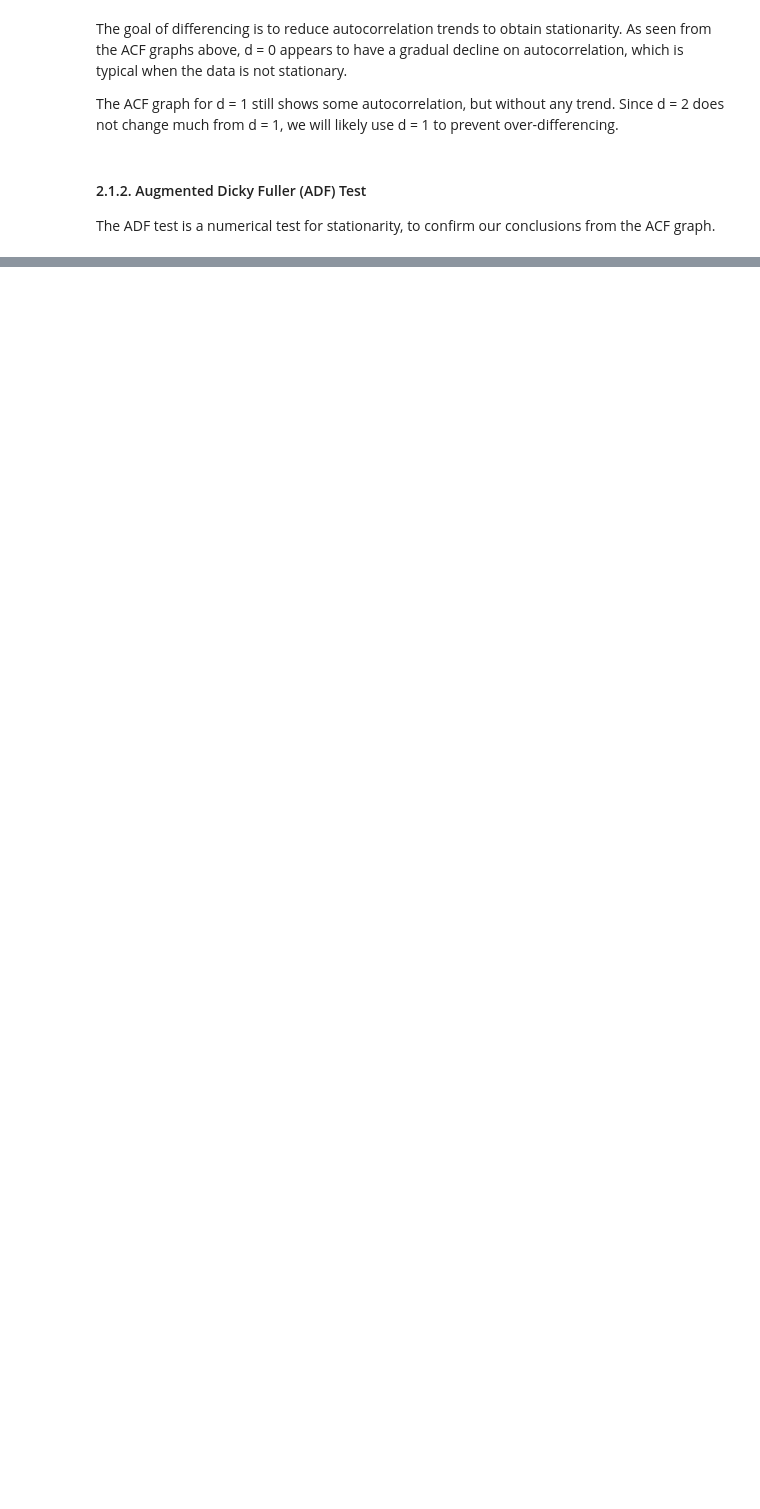
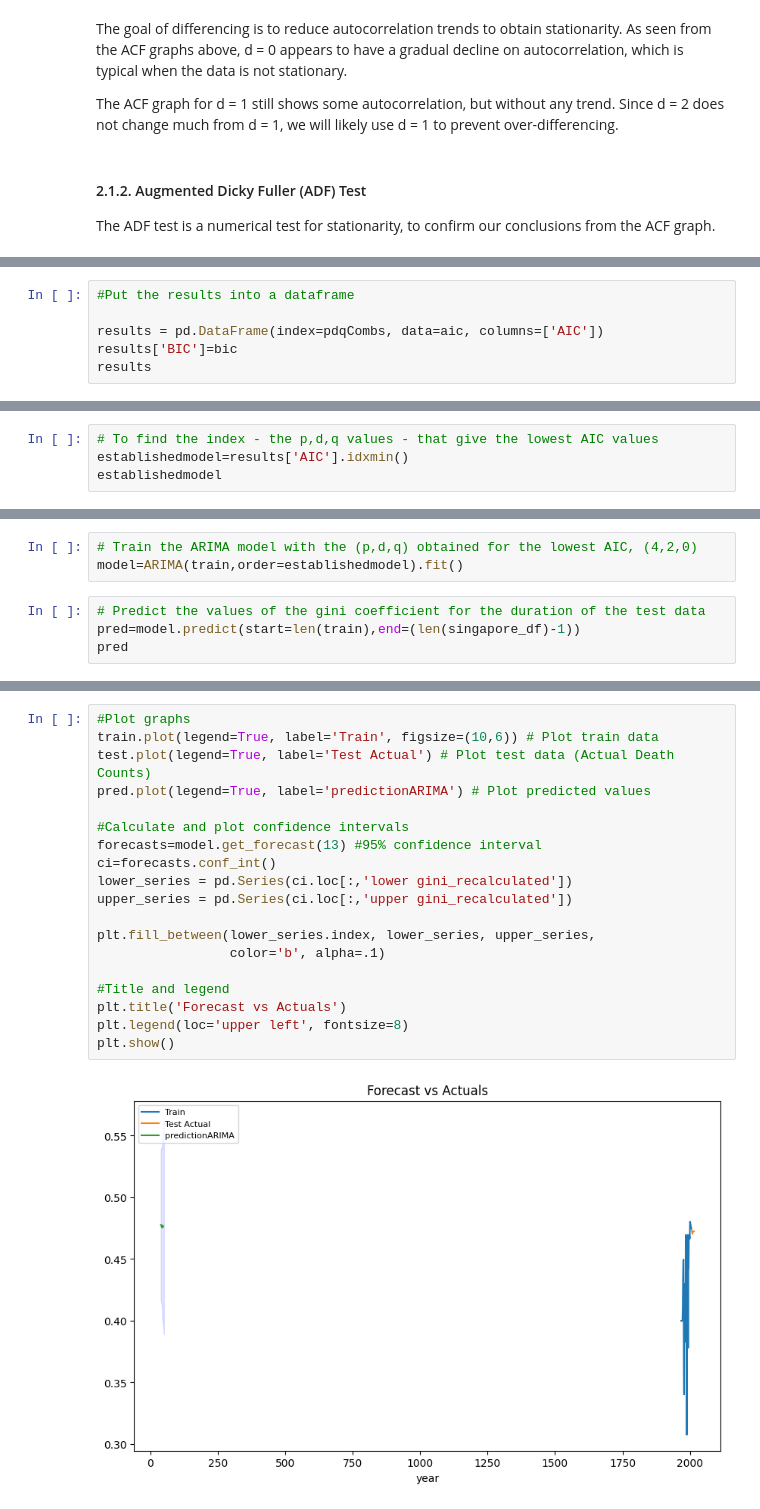
Before and after one commit to yonglau1999/HE4045-Group-Project, a Jupyter notebook: Project.ipynb, the cells around one changed output, grey strips where cells are left out. Drawn from its saved outputs; the diff is of its cells as text; blank space fills up the shorter version.

```diff
--- a/Project.ipynb
+++ b/Project.ipynb
@@ -154,0 +227,6 @@ The ADF test is a numerical test for stationarity, to confirm our conclusions fr
+# %%
+#Put the results into a dataframe
+
+results = pd.DataFrame(index=pdqCombs, data=aic, columns=['AIC'])
+results['BIC']=bic
+results
@@ -154,0 +256,4 @@ The ADF test is a numerical test for stationarity, to confirm our conclusions fr
+# %%
+# To find the index - the p,d,q values - that give the lowest AIC values
+establishedmodel=results['AIC'].idxmin()
+establishedmodel
@@ -154,0 +262,7 @@ The ADF test is a numerical test for stationarity, to confirm our conclusions fr
+# %%
+# Train the ARIMA model with the (p,d,q) obtained for the lowest AIC, (4,2,0)
+model=ARIMA(train,order=establishedmodel).fit()
+# %%
+# Predict the values of the gini coefficient for the duration of the test data
+pred=model.predict(start=len(train),end=(len(singapore_df)-1))
+pred
@@ -154,0 +281,21 @@ The ADF test is a numerical test for stationarity, to confirm our conclusions fr
+# %%
+#Plot graphs
+train.plot(legend=True, label='Train', figsize=(10,6)) # Plot train data
+test.plot(legend=True, label='Test Actual') # Plot test data (Actual Death Counts)
+pred.plot(legend=True, label='predictionARIMA') # Plot predicted values
+
+#Calculate and plot confidence intervals
+forecasts=model.get_forecast(13) #95% confidence interval
+ci=forecasts.conf_int()
+lower_series = pd.Series(ci.loc[:,'lower gini_recalculated'])
+upper_series = pd.Series(ci.loc[:,'upper gini_recalculated'])
+
+plt.fill_between(lower_series.index, lower_series, upper_series,
+                 color='b', alpha=.1)
+
+#Title and legend
+plt.title('Forecast vs Actuals')
+plt.legend(loc='upper left', fontsize=8)
+plt.show()
+# %% [output]
+[figure, added]
```
Also changed, not shown: parts of 11 cells of this notebook.
